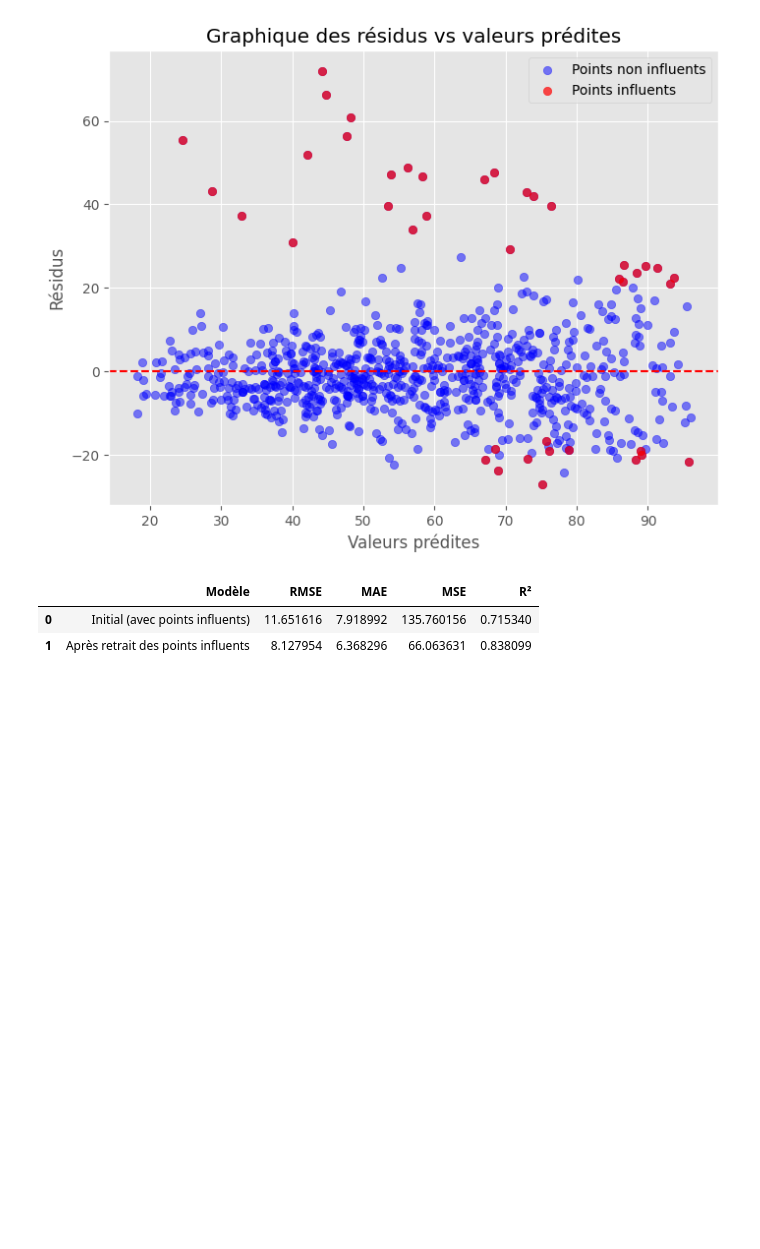
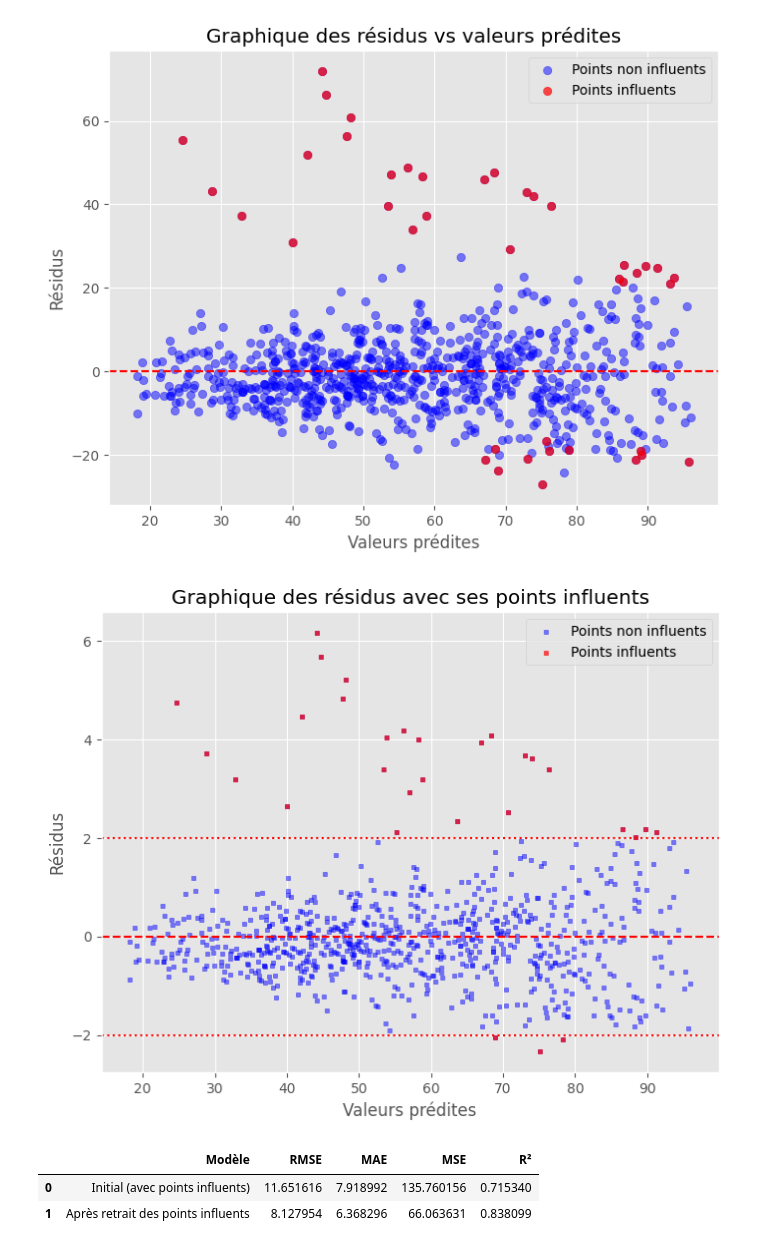
Before and after one commit to JhpAb/My_INSSEDS_Projects, a Jupyter notebook: Delais_Livraison/Delais_Livraison_Script.ipynb, the cells around one changed output. Saved outputs shown, nothing was run; the diff lists cells and outputs as text; code cells hidden in the pictures; blank space fills up the shorter version.

```diff
--- a/Delais_Livraison/Delais_Livraison_Script.ipynb
+++ b/Delais_Livraison/Delais_Livraison_Script.ipynb
@@ -1103,6 +1133,41 @@ plt.legend()
 plt.show()
 # %% [output]
 [figure]
+# %%
+import numpy as np
+import pandas as pd
+import matplotlib.pyplot as plt
+import statsmodels.api as sm
+from sklearn.linear_model import LinearRegression
+from sklearn.preprocessing import StandardScaler
+
+# Supposons que vous avez déjà vos données X_train_scaled et y_train
+# Créer et ajuster le modèle de régression linéaire
+linear_model = LinearRegression()
+y_pred = linear_model.fit(X_train_scaled, y_train).predict(X_train_scaled)
+
+# Calcul des résidus standardisés
+X_train_scaled_with_const = sm.add_constant(X_train_scaled)  # Ajouter une constante pour statsmodels
+model = sm.OLS(y_train, X_train_scaled_with_const).fit()
+residuals = model.get_influence().resid_studentized_internal
+
+# Identifier les points influents (exemple : résidus standardisés > 2 ou < -2)
+influential_points = np.abs(residuals) > 2
+
+# Tracer les résidus standardisés contre les valeurs prédites
+plt.figure(figsize=(8, 6))
+plt.scatter(y_pred, residuals, label='Points non influents', color='blue', marker='s', s=10, alpha=0.5)
+plt.scatter(y_pred[influential_points], residuals[influential_points], label='Points influents', color='red', marker='s', s=10, alpha=0.7)
+plt.axhline(y=0, color='r', linestyle='--')
+plt.axhline(y=-2, color='r', linestyle=':')
+plt.axhline(y=2, color='r', linestyle=':')
+plt.xlabel('Valeurs prédites')
+plt.ylabel('Résidus')
+plt.title('Graphique des résidus avec ses points influents')
+plt.legend()
+plt.show()
+# %% [output]
+[figure, added]
 # %%
 from sklearn.metrics import mean_squared_error, mean_absolute_error
 import numpy as np
```
Also changed, not shown: parts of 1 cell of this notebook.
